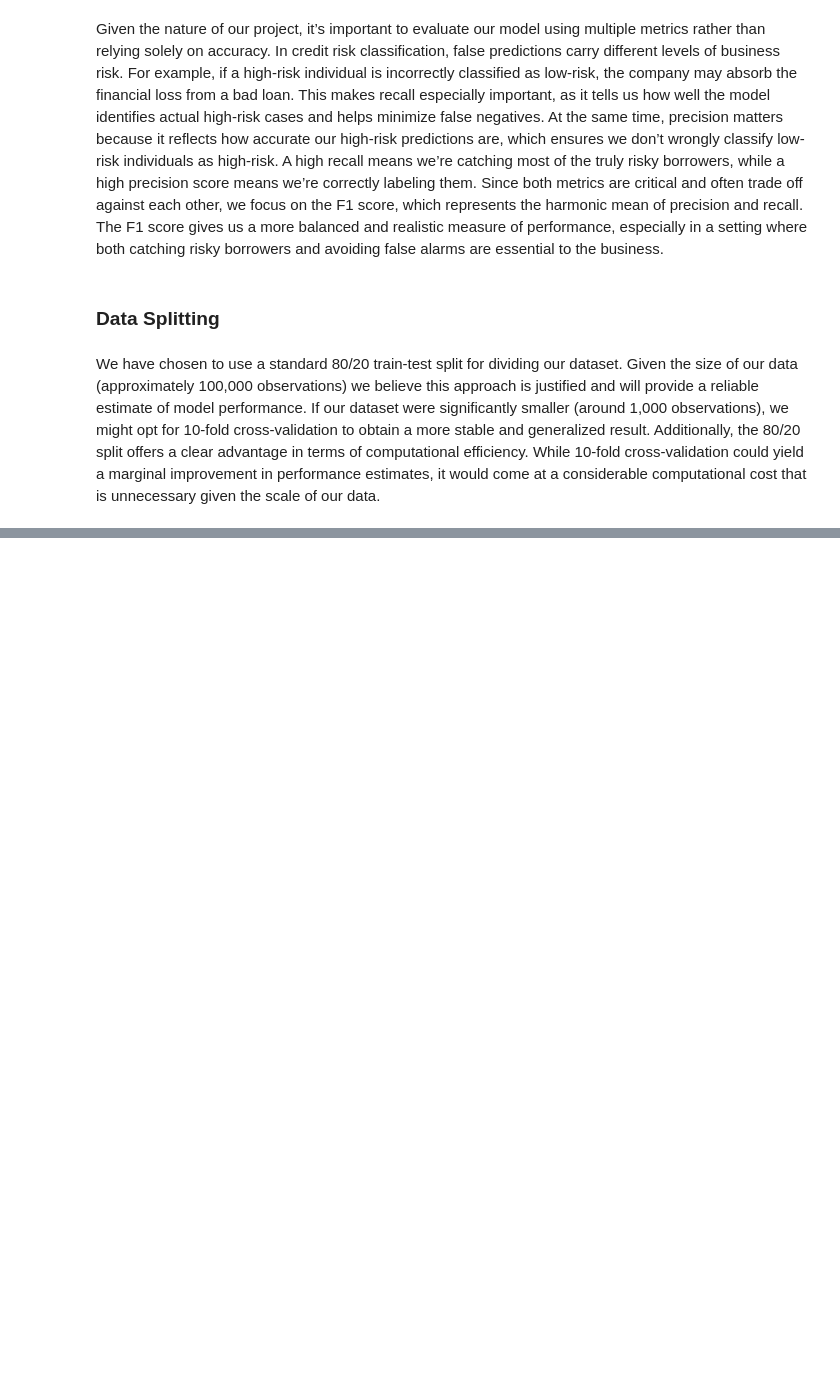
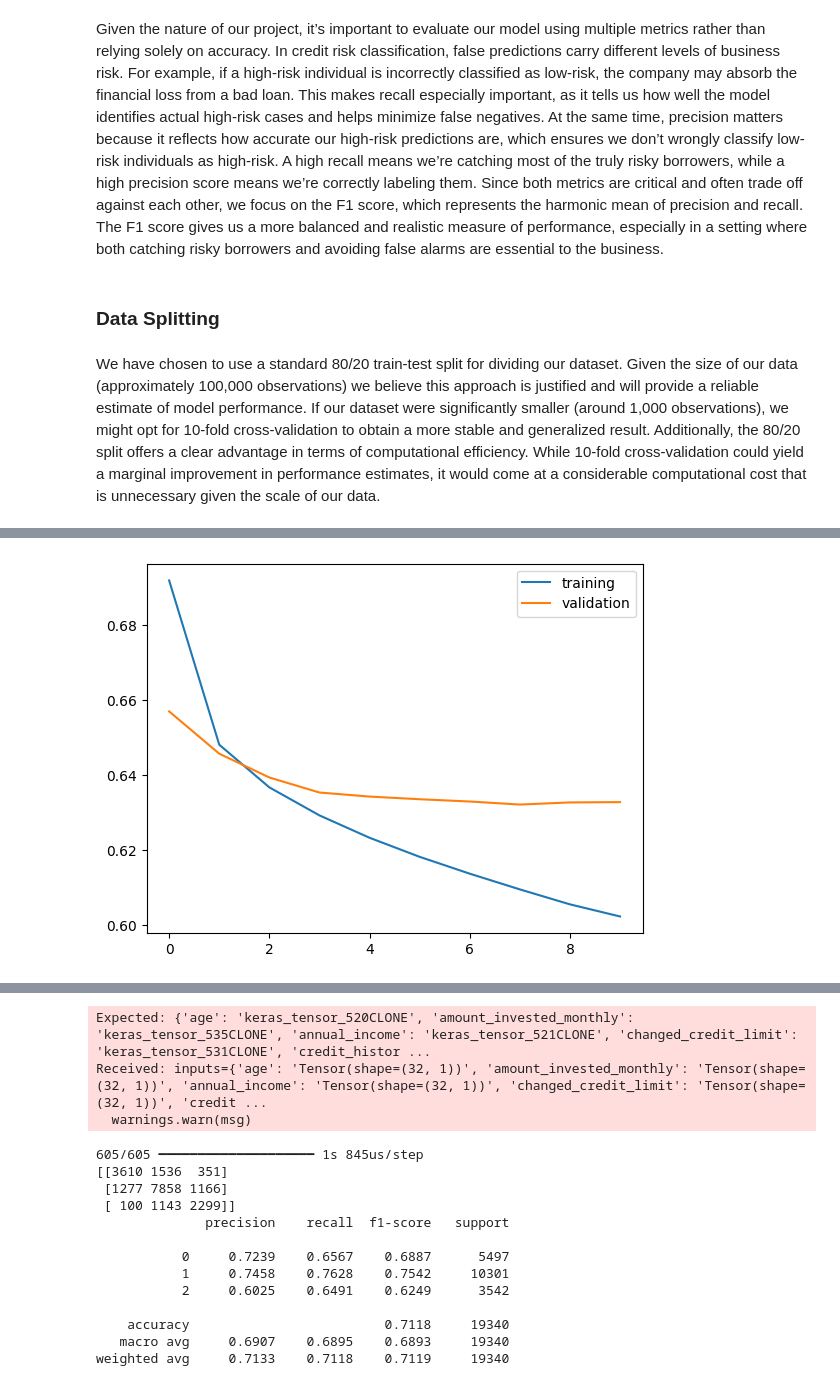
Before and after one commit to colew658/wide_and_deep_nn, a Jupyter notebook: credit_score_nn.ipynb, the cells around one changed output, grey strips where cells are left out. Saved outputs shown, nothing was run; the diff lists cells and outputs as text; code cells hidden in the pictures; blank space fills up the shorter version.

Commit message:
Add full modeling section

```diff
--- a/credit_score_nn.ipynb
+++ b/credit_score_nn.ipynb
@@ -379,0 +300,12 @@ Epoch 10/10
+# %%
+crosses = ["occupation_X_credit_mix"]
+hidden_units = [64, 32]
+training_model = build_wide_deep_networks(crosses, hidden_units)
+
+
+history = training_model.fit(
+    processed_train_ds,
+    epochs=10,
+    validation_data=processed_test_ds,
+    verbose=2,
+)
@@ -379,0 +357,30 @@ Epoch 10/10
+# %%
+from matplotlib import pyplot as plt
+import numpy as np
+from sklearn import metrics as mt
+
+
+def plot():
+    plt.plot(history.history["loss"], label="training")
+    plt.plot(history.history["val_loss"], label="validation")
+    plt.legend()
+    plt.show()
+
+
+def get_performance():
+    # we only need to do this to use sklearn metrics
+    y_test = tf.concat([y for x, y in processed_test_ds], axis=0).numpy()
+
+    # now lets see how well the model performed
+    yhat_proba = training_model.predict(processed_test_ds)
+
+    yhat = np.argmax(yhat_proba, axis=1)
+
+    # 4. Use sklearn metrics
+    print(mt.confusion_matrix(y_test, yhat))
+    print(mt.classification_report(y_test, yhat, digits=4))
+# %%
+plot()
+get_performance()
+# %% [output]
+[figure, added]
@@ -379,0 +388,16 @@ Epoch 10/10
+Expected: {'age': 'keras_tensor_520CLONE', 'amount_invested_monthly': 'keras_tensor_535CLONE', 'annual_income': 'keras_tensor_521CLONE', 'changed_credit_limit': 'keras_tensor_531CLONE', 'credit_histor ...
+Received: inputs={'age': 'Tensor(shape=(32, 1))', 'amount_invested_monthly': 'Tensor(shape=(32, 1))', 'annual_income': 'Tensor(shape=(32, 1))', 'changed_credit_limit': 'Tensor(shape=(32, 1))', 'credit ...
+  warnings.warn(msg)
+605/605 ━━━━━━━━━━━━━━━━━━━━ 1s 845us/step
+[[3610 1536  351]
+ [1277 7858 1166]
+ [ 100 1143 2299]]
+              precision    recall  f1-score   support
+
+           0     0.7239    0.6567    0.6887      5497
+           1     0.7458    0.7628    0.7542     10301
+           2     0.6025    0.6491    0.6249      3542
+
+    accuracy                         0.7118     19340
+   macro avg     0.6907    0.6895    0.6893     19340
+weighted avg     0.7133    0.7118    0.7119     19340
```
Also changed, not shown: parts of 30 cells of this notebook.
